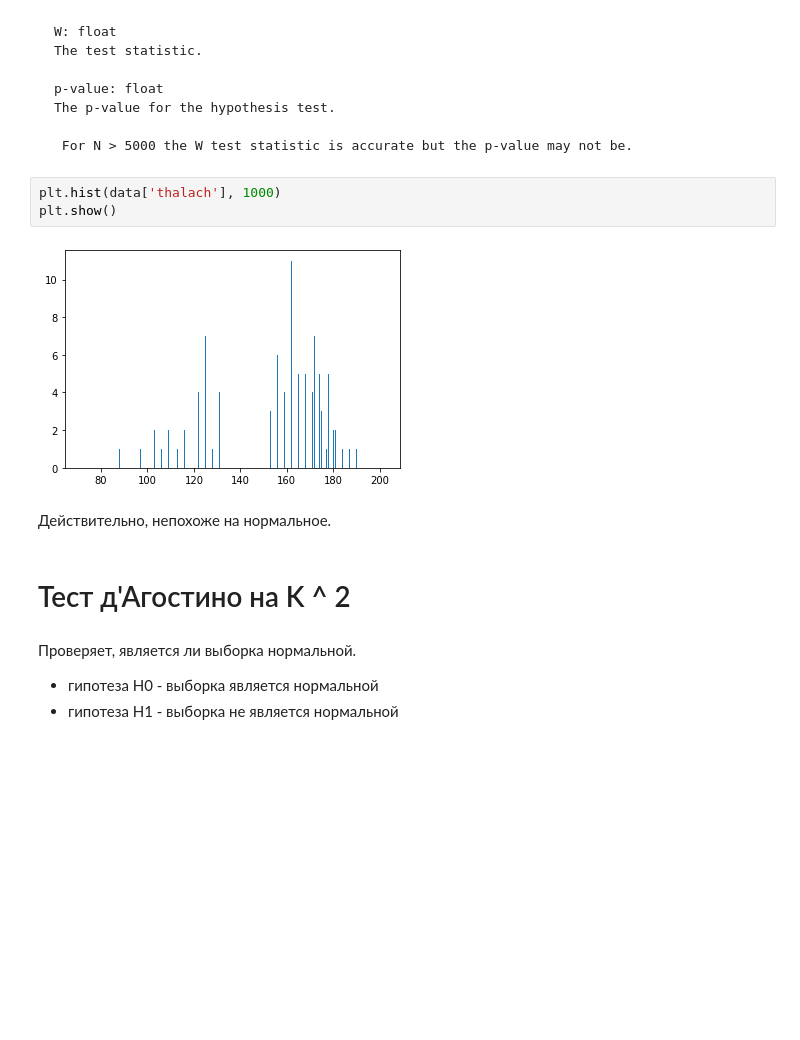
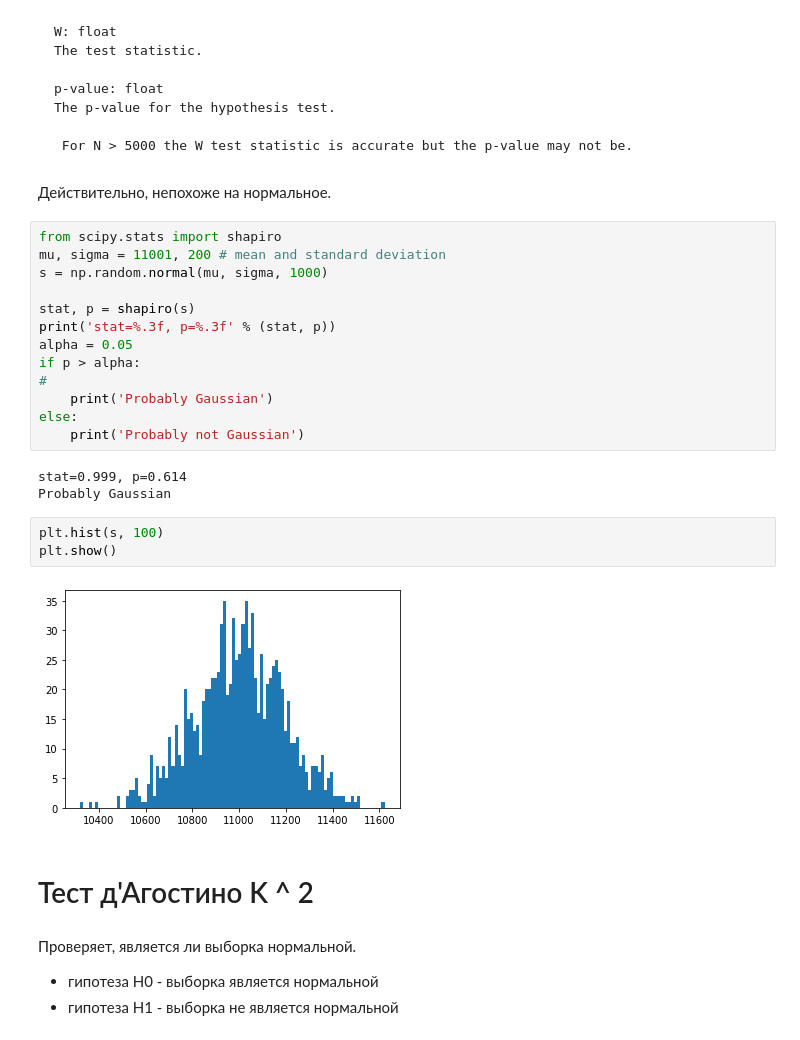
Before and after one commit to yustinaivanova/netology_statistics_february_20, a Jupyter notebook: lecture_3.ipynb, the cells around one changed output. Drawn from its saved outputs; the diff is of its cells as text; blank space fills up the shorter version.

````diff
--- a/lecture_3.ipynb
+++ b/lecture_3.ipynb
@@ -299,15 +315,31 @@ The p-value for the hypothesis test.
 
  For N > 5000 the W test statistic is accurate but the p-value may not be.
 ```
-# %%
-plt.hist(data['thalach'], 1000)
-plt.show()
-# %% [output]
-[figure, removed]
 # %% [markdown]
 Действительно, непохоже на нормальное.
+# %%
+from scipy.stats import shapiro
+mu, sigma = 11001, 200 # mean and standard deviation
+s = np.random.normal(mu, sigma, 1000)
+
+stat, p = shapiro(s)
+print('stat=%.3f, p=%.3f' % (stat, p))
+alpha = 0.05
+if p > alpha:
+#
+    print('Probably Gaussian')
+else:
+    print('Probably not Gaussian')
+# %% [output]
+stat=0.999, p=0.614
+Probably Gaussian
+# %%
+plt.hist(s, 100)
+plt.show()
+# %% [output]
+[figure, added]
 # %% [markdown]
-# Тест д'Агостино на K ^ 2
+# Тест д'Агостино K ^ 2
 # %% [markdown]
 Проверяет, является ли выборка нормальной.
 
````
Also changed, not shown: parts of 10 cells of this notebook, 1 other file.
